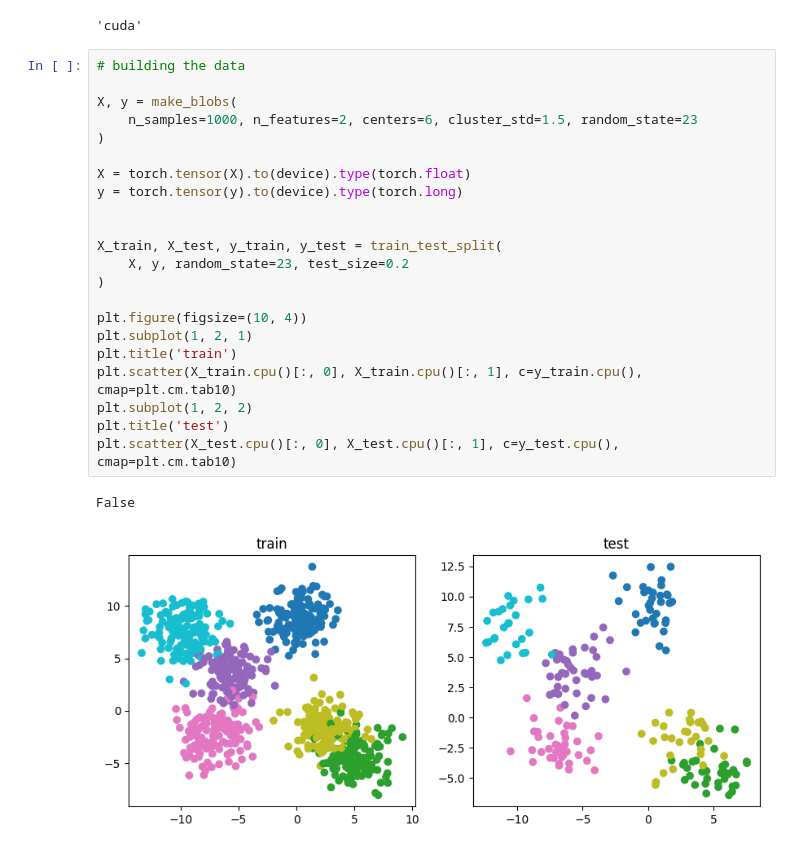
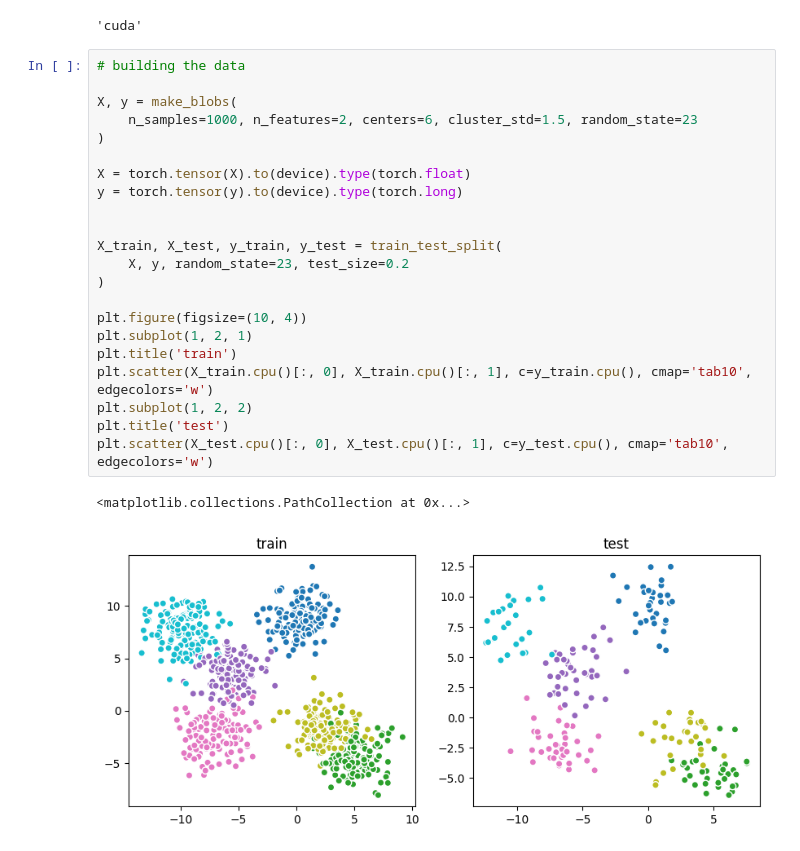
Before and after one commit to Alireza2317/pytorch_learn, a Jupyter notebook: classification/multi/multiclass.ipynb, the cells around one changed output. Saved outputs shown, nothing was run; the diff lists cells and outputs as text.

```diff
--- a/classification/multi/multiclass.ipynb
+++ b/classification/multi/multiclass.ipynb
@@ -13,28 +13,28 @@ device
 # %%
 # building the data
 
 X, y = make_blobs(
 	n_samples=1000, n_features=2, centers=6, cluster_std=1.5, random_state=23
 )
 
 X = torch.tensor(X).to(device).type(torch.float)
 y = torch.tensor(y).to(device).type(torch.long)
 
 
 X_train, X_test, y_train, y_test = train_test_split(
 	X, y, random_state=23, test_size=0.2
 )
 
 plt.figure(figsize=(10, 4))
 plt.subplot(1, 2, 1)
 plt.title('train')
-plt.scatter(X_train.cpu()[:, 0], X_train.cpu()[:, 1], c=y_train.cpu(), cmap=plt.cm.tab10)
+plt.scatter(X_train.cpu()[:, 0], X_train.cpu()[:, 1], c=y_train.cpu(), cmap='tab10', edgecolors='w')
 plt.subplot(1, 2, 2)
 plt.title('test')
-plt.scatter(X_test.cpu()[:, 0], X_test.cpu()[:, 1], c=y_test.cpu(), cmap=plt.cm.tab10)
+plt.scatter(X_test.cpu()[:, 0], X_test.cpu()[:, 1], c=y_test.cpu(), cmap='tab10', edgecolors='w')
 # %% [output]
-False
+<matplotlib.collections.PathCollection at 0x...>
-[figure, old version]
+[figure, new version]
 # %%
 class MultiClassModel(nn.Module):
 	def __init__(self, in_features, out_featers, hidden_units):
```
Also changed, not shown: parts of 6 cells of this notebook, 1 other file.
